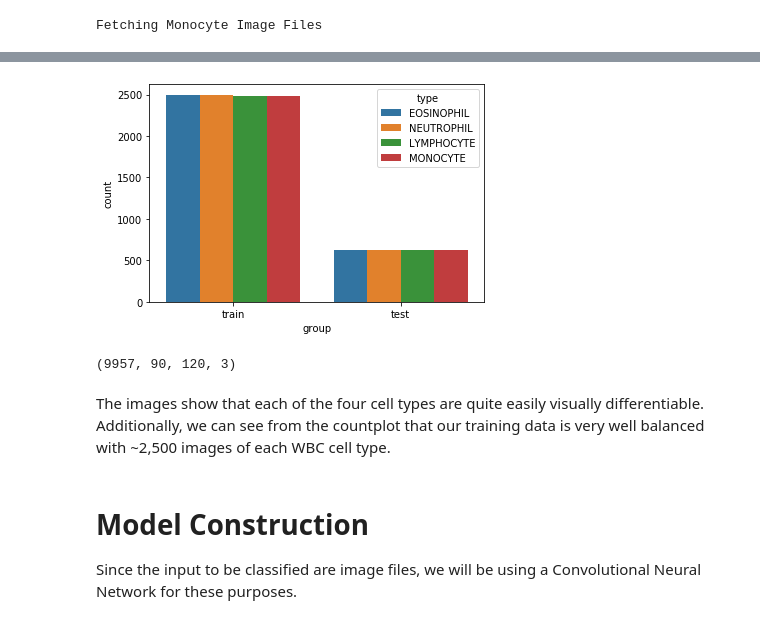
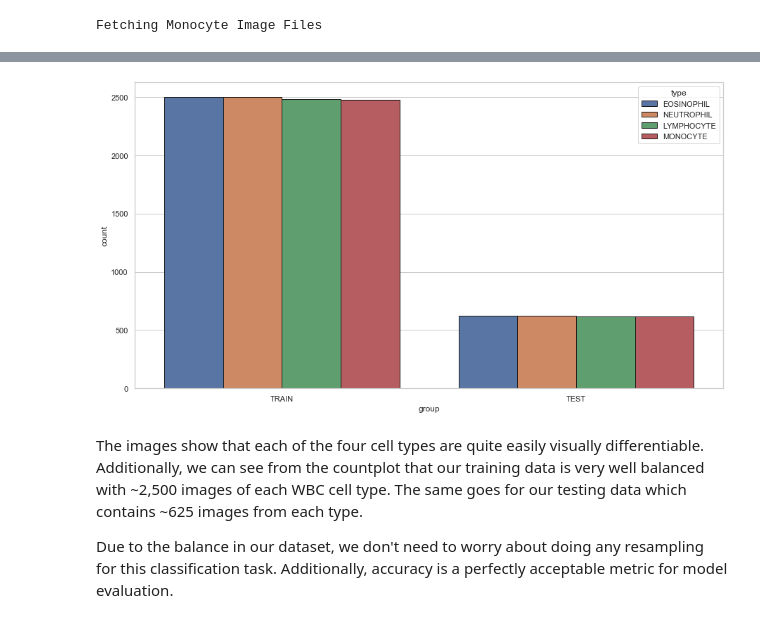
Before and after one commit to ADEnnaco/wbc-classification, a Jupyter notebook: CNN-notebook.ipynb, the cells around one changed output, grey strips where cells are left out. Saved outputs shown, nothing was run; the diff lists cells and outputs as text; code cells hidden in the pictures.

```diff
--- a/CNN-notebook.ipynb
+++ b/CNN-notebook.ipynb
@@ -37,14 +38,19 @@ Let's begin by taking a look at an example of each of the four types of WBC we'l
 # %%
 def fetch_data(directory, classes, im_size):
+    # initialize return variables
     X_train, y_train, X_test, y_test = [],[],[],[]
     wbc_df = pd.DataFrame(columns=['file_name', 'type', 'group'])
+
+    # iterate through each of our classes
     for i, wbc_type in enumerate(classes):
         path = directory + 'TRAIN/' + wbc_type + '/'
         files = os.listdir(path)
         print("Fetching {} Image Files".format(wbc_type.title()))
+        # this pause prevents tqdm progress bars from bugging
         time.sleep(0.25)
         for file in tqdm(files):
             image = plt.imread(path + file)
+            # resize and rescale image arrays
             im_arr = np.array(Image.fromarray(image).resize(size))
             im_arr = im_arr / 255.
             X_train.append(im_arr)
@@ -52,7 +58,7 @@ def fetch_data(directory, classes, im_size):
 
             new_row = {'file_name': file,
                        'type': wbc_type,
-                       'group': 'train'}
+                       'group': 'TRAIN'}
             wbc_df = wbc_df.append(new_row, ignore_index=True)
 
         path = directory + 'TEST/' + wbc_type + '/'
@@ -66,35 +72,25 @@ def fetch_data(directory, classes, im_size):
 
             new_row = {'file_name': file,
                        'type': wbc_type,
-                       'group': 'test'}
+                       'group': 'TEST'}
             wbc_df = wbc_df.append(new_row, ignore_index=True)
 
     X_train = np.asarray(X_train)
     X_test = np.asarray(X_test)
+
+    # When converting labels to one-hot vectors we need to include an extra class.
+    # Without this extra class, the model refuses to learn, but I'm not clear yet on why.
     y_train = to_categorical(y_train, len(classes)+1)
     y_test = to_categorical(y_test, len(classes)+1)
+
     return X_train, y_train, X_test, y_test, wbc_df
-
-# plt.figure(figsize=(10,8))
-# df = pd.DataFrame(columns=['file_name', 'type'])
-# df['file_name'] = files
-# df.fillna(value=wbc_type, inplace=True)
-# wbc_df = wbc_df.append(df)
-
-# image = load_img(path + files[0])
-# plt.subplot(2,2,i+1)
-# plt.title(wbc_type)
-# plt.axis('off')
-# plt.imshow(image)
-
-# plt.tight_layout()
-# plt.show()
 # %%
+directory = 'dataset2-master/images/'
 wbc_types = ['EOSINOPHIL', 'NEUTROPHIL', 'LYMPHOCYTE', 'MONOCYTE']
 img_rows, img_cols = 90, 120
 size = (img_cols, img_rows)
 
-X_train, y_train, X_test, y_test, wbc_df = fetch_data('dataset2-master/images/', wbc_types, size)
+X_train, y_train, X_test, y_test, wbc_df = fetch_data(directory, wbc_types, size)
 # %% [output]
 Fetching Eosinophil Image Files
 Fetching Neutrophil Image Files
@@ -103,15 +119,11 @@ Fetching Monocyte Image Files
 # %%
-sns.countplot(x='group', hue='type', data=wbc_df)
+plt.figure(figsize=(15,8))
+sns.set(style="whitegrid")
+sns.countplot(x='group', hue='type', data=wbc_df, ec='k')
 plt.show()
 # %% [output]
-[figure, old version]
+[figure, new version]
-# %%
-X_train.shape
-# %% [output]
-(9957, 90, 120, 3)
 # %% [markdown]
-The images show that each of the four cell types are quite easily visually differentiable. Additionally, we can see from the countplot that our training data is very well balanced with ~2,500 images of each WBC cell type.
+The images show that each of the four cell types are quite easily visually differentiable. Additionally, we can see from the countplot that our training data is very well balanced with ~2,500 images of each WBC cell type. The same goes for our testing data which contains ~625 images from each type.
+
+Due to the balance in our dataset, we don't need to worry about doing any resampling for this classification task. Additionally, accuracy is a perfectly acceptable metric for model evaluation.
-# %% [markdown]
-# Model Construction
-
-Since the input to be classified are image files, we will be using a Convolutional Neural Network for these purposes.
```
Also changed, not shown: parts of 23 cells of this notebook, 2 other files.
